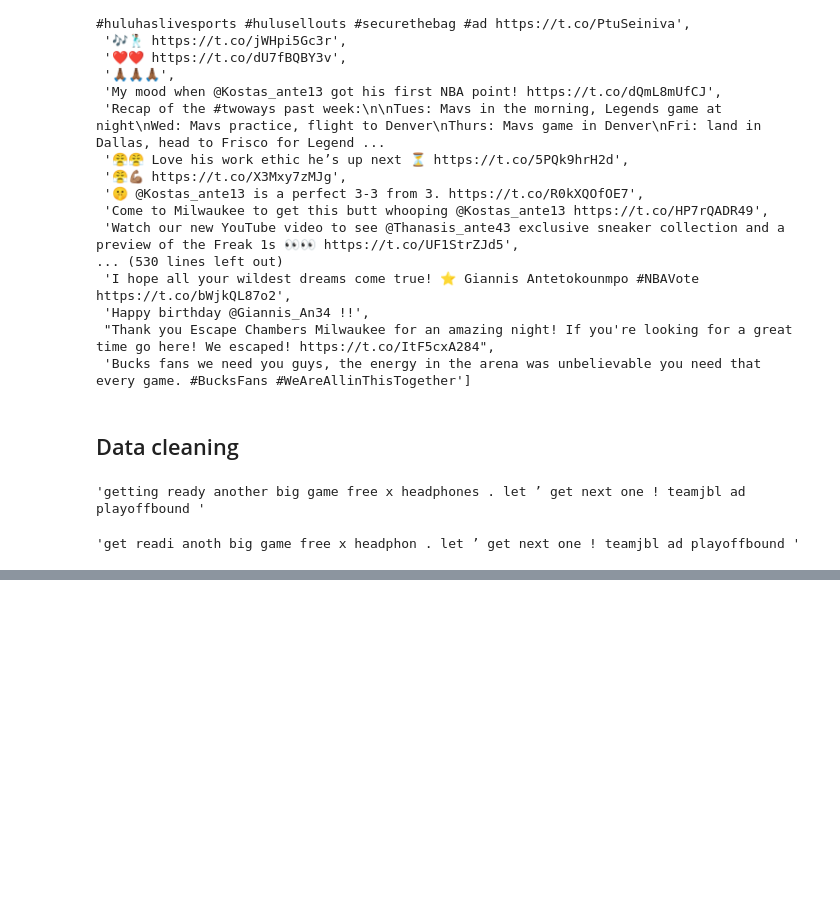
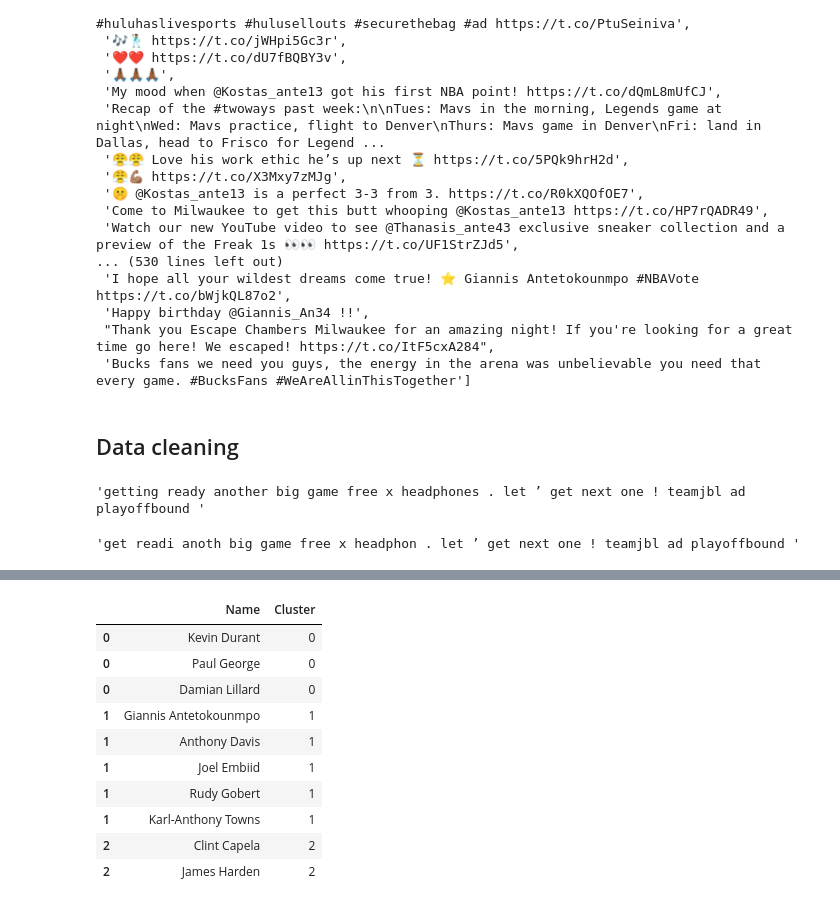
Before and after one commit to JuanIgnacioGil/basket-stats, a Jupyter notebook: sentiment_analysis/sentiment_analysis.ipynb, the cells around one changed output, grey strips where cells are left out. Drawn from its saved outputs; the diff is of its cells as text; code cells hidden in the pictures; blank space fills up the shorter version.

```diff
--- a/sentiment_analysis/sentiment_analysis.ipynb
+++ b/sentiment_analysis/sentiment_analysis.ipynb
@@ -150,0 +204,2 @@ sentence_snowstemmeed[0][0]
+# %%
+tfidf_model, tfidf_matrix = sent.fit_vectorizer(sentence_snowstemmeed)
@@ -150,0 +213,16 @@ sentence_snowstemmeed[0][0]
+# %%
+clusters, clusters_df, km = sent.fit_kmeans(tfidf_matrix, tweets_df)
+# %%
+clusters_df.sort_values('Cluster')
+# %% [output]
+|  | Name | Cluster |
+| 0 | Kevin Durant | 0 |
+| 0 | Paul George | 0 |
+| 0 | Damian Lillard | 0 |
+| 1 | Giannis Antetokounmpo | 1 |
+| 1 | Anthony Davis | 1 |
+| 1 | Joel Embiid | 1 |
+| 1 | Rudy Gobert | 1 |
+| 1 | Karl-Anthony Towns | 1 |
+| 2 | Clint Capela | 2 |
+| 2 | James Harden | 2 |
```
Also changed, not shown: parts of 14 cells of this notebook, 3 other files.
